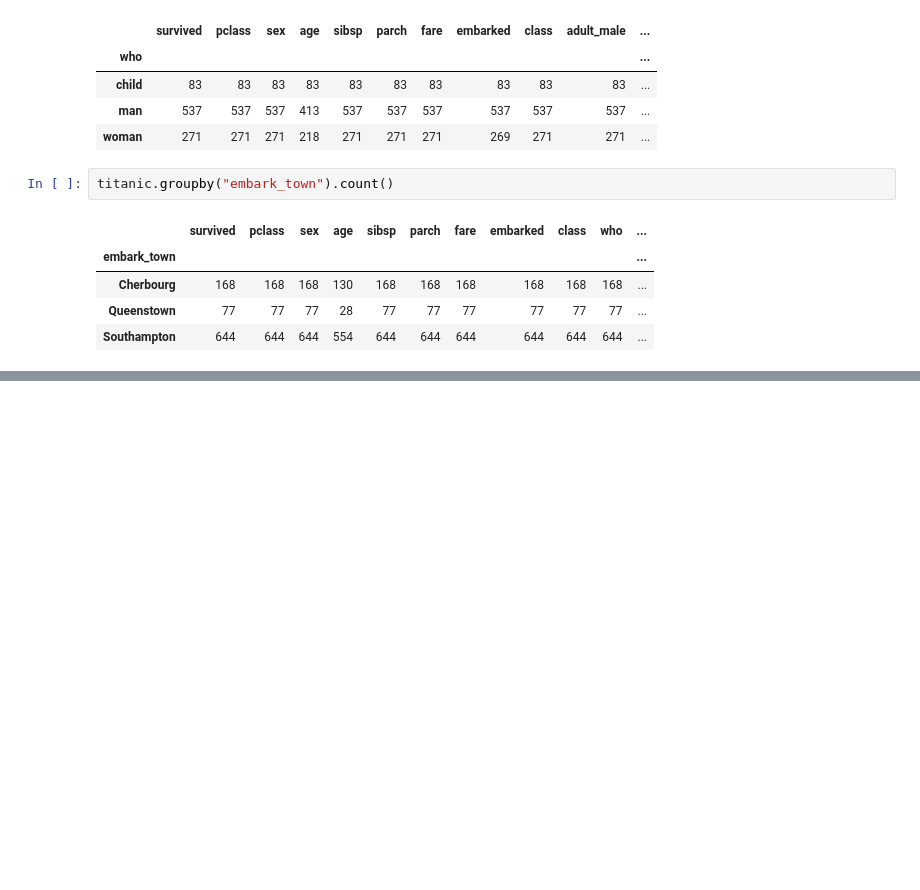
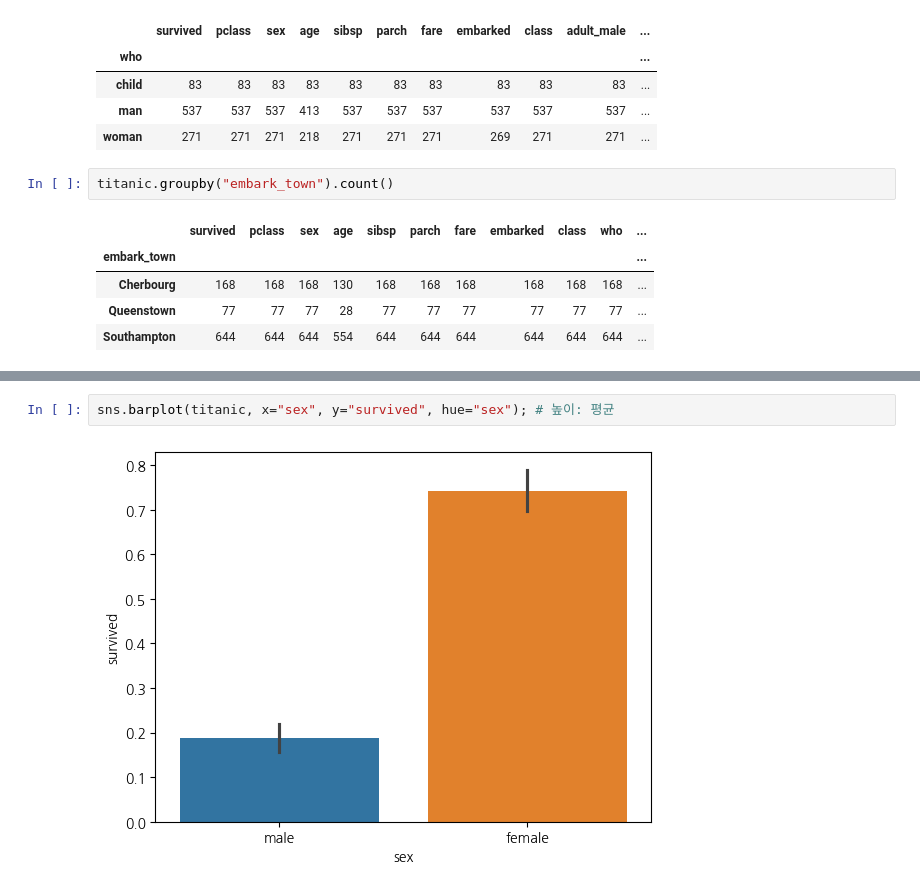
Before and after one commit to ompang222/2024-1-my-BDA, a Jupyter notebook: inclass/02w_0319_tue_bigdata_basic.ipynb, the cells around one changed output, grey strips where cells are left out. Saved outputs shown, nothing was run; the diff lists cells and outputs as text; blank space fills up the shorter version.

```diff
--- a/inclass/02w_0319_tue_bigdata_basic.ipynb
+++ b/inclass/02w_0319_tue_bigdata_basic.ipynb
@@ -251,0 +274,4 @@ titanic.groupby("embark_town").count()
+# %%
+sns.barplot(titanic, x="sex", y="survived", hue="sex"); # 높이: 평균
+# %% [output]
+[figure, added]
```
Also changed, not shown: parts of 50 cells of this notebook.
